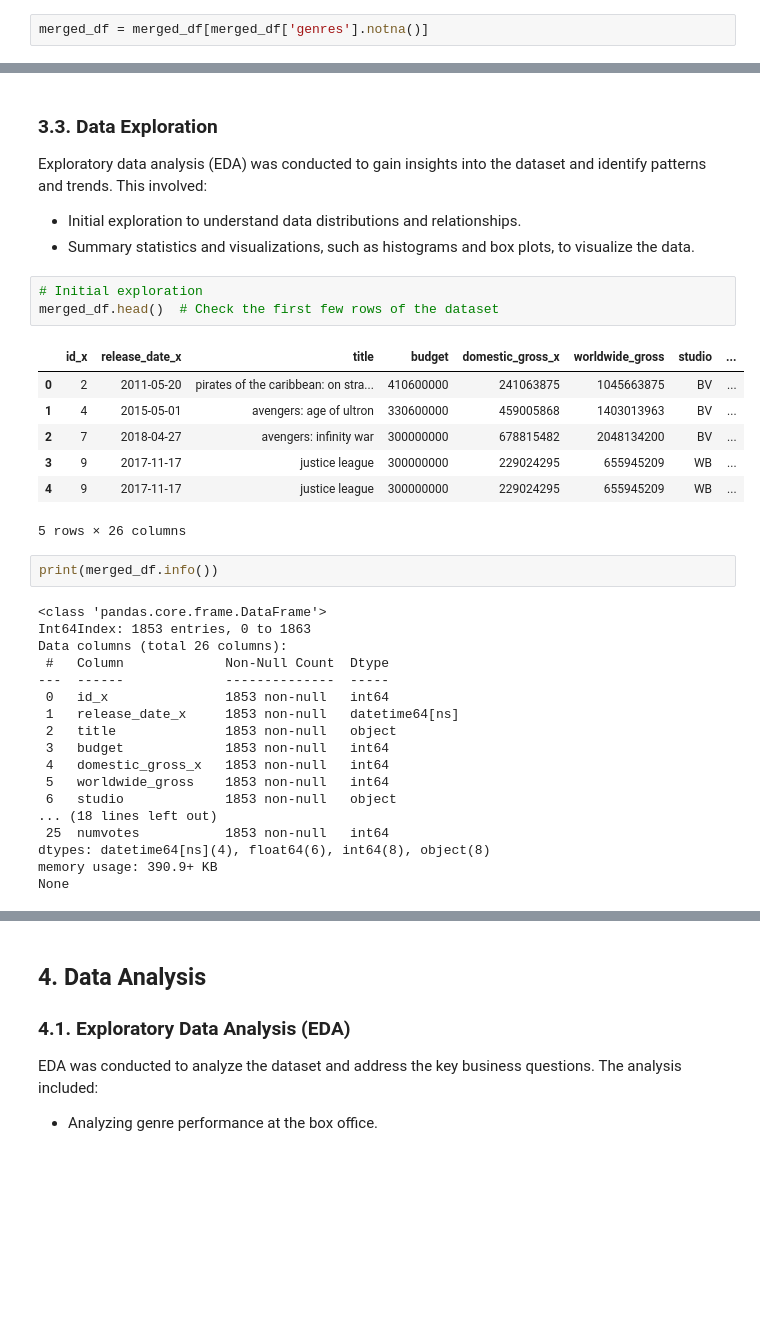
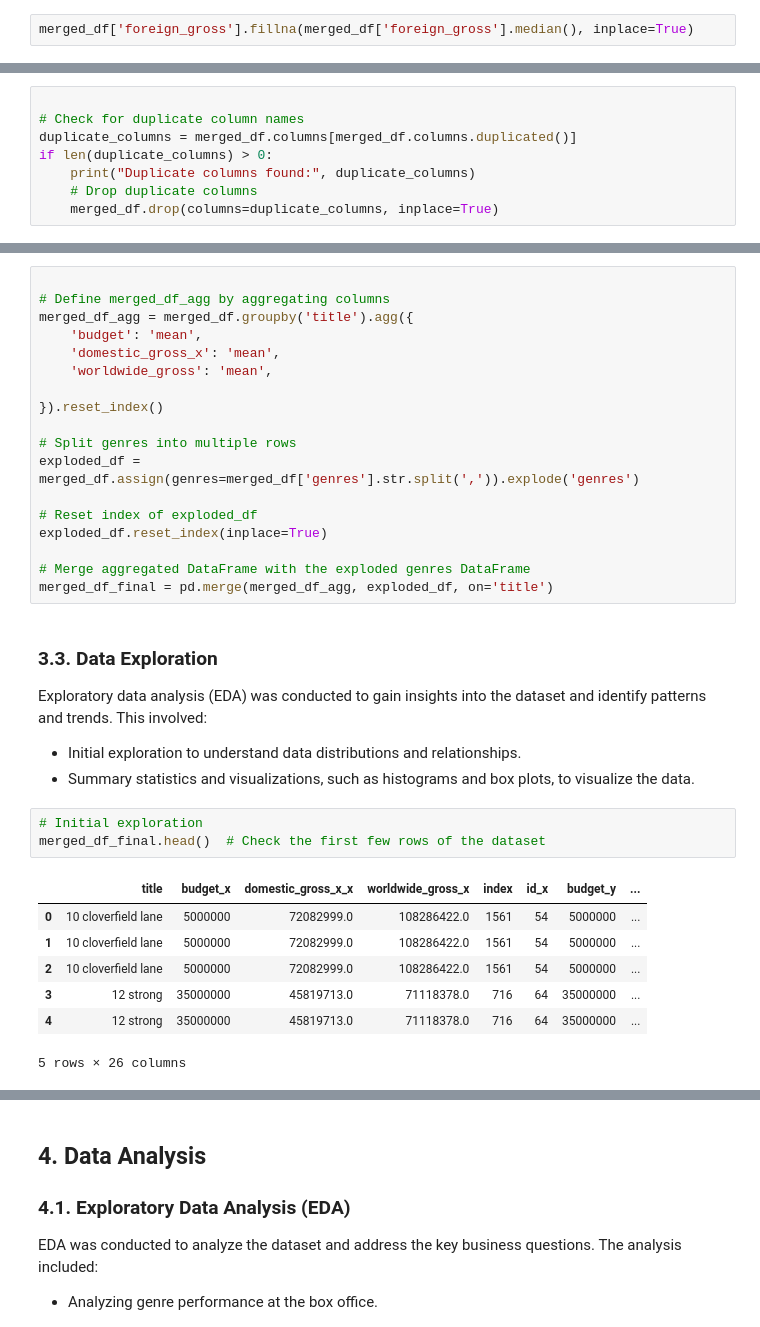
Before and after one commit to George-Chira/phase-one-project, a Jupyter notebook: Project.ipynb, the cells around one changed output, grey strips where cells are left out. Saved outputs shown, nothing was run; the diff lists cells and outputs as text; blank space fills up the shorter version.

```diff
--- a/Project.ipynb
+++ b/Project.ipynb
@@ -593,2 +571,2 @@ merged_df['foreign_gross'].isna().sum()
-# %%
-merged_df = merged_df[merged_df['genres'].notna()]
+# %%
+merged_df['foreign_gross'].fillna(merged_df['foreign_gross'].median(), inplace=True)
@@ -605,0 +619,8 @@ Index(['id_x', 'release_date_x', 'title', 'budget', 'domestic_gross_x',
+# %%
+
+# Check for duplicate column names
+duplicate_columns = merged_df.columns[merged_df.columns.duplicated()]
+if len(duplicate_columns) > 0:
+    print("Duplicate columns found:", duplicate_columns)
+    # Drop duplicate columns
+    merged_df.drop(columns=duplicate_columns, inplace=True)
@@ -606,3 +639,21 @@ Index(['id_x', 'release_date_x', 'title', 'budget', 'domestic_gross_x',
+# %%
+
+# Define merged_df_agg by aggregating columns
+merged_df_agg = merged_df.groupby('title').agg({
+    'budget': 'mean',
+    'domestic_gross_x': 'mean',
+    'worldwide_gross': 'mean',
+
+}).reset_index()
+
+# Split genres into multiple rows
+exploded_df = merged_df.assign(genres=merged_df['genres'].str.split(',')).explode('genres')
+
+# Reset index of exploded_df
+exploded_df.reset_index(inplace=True)
+
+# Merge aggregated DataFrame with the exploded genres DataFrame
+merged_df_final = pd.merge(merged_df_agg, exploded_df, on='title')
 # %% [markdown]
 
 ### 3.3. Data Exploration
@@ -612,32 +663,12 @@ Exploratory data analysis (EDA) was conducted to gain insights into the dataset
 - Summary statistics and visualizations, such as histograms and box plots, to visualize the data.
 # %%
 # Initial exploration
-merged_df.head()  # Check the first few rows of the dataset
+merged_df_final.head()  # Check the first few rows of the dataset
 # %% [output]
-|  | id_x | release_date_x | title | budget | domestic_gross_x | worldwide_gross | studio | ... |
-| 0 | 2 | 2011-05-20 | pirates of the caribbean: on stra... | 410600000 | 241063875 | 1045663875 | BV | ... |
-| 1 | 4 | 2015-05-01 | avengers: age of ultron | 330600000 | 459005868 | 1403013963 | BV | ... |
-| 2 | 7 | 2018-04-27 | avengers: infinity war | 300000000 | 678815482 | 2048134200 | BV | ... |
-| 3 | 9 | 2017-11-17 | justice league | 300000000 | 229024295 | 655945209 | WB | ... |
-| 4 | 9 | 2017-11-17 | justice league | 300000000 | 229024295 | 655945209 | WB | ... |
+|  | title | budget_x | domestic_gross_x_x | worldwide_gross_x | index | id_x | budget_y | ... |
+| 0 | 10 cloverfield lane | 5000000 | 72082999.0 | 108286422.0 | 1561 | 54 | 5000000 | ... |
+| 1 | 10 cloverfield lane | 5000000 | 72082999.0 | 108286422.0 | 1561 | 54 | 5000000 | ... |
+| 2 | 10 cloverfield lane | 5000000 | 72082999.0 | 108286422.0 | 1561 | 54 | 5000000 | ... |
+| 3 | 12 strong | 35000000 | 45819713.0 | 71118378.0 | 716 | 64 | 35000000 | ... |
+| 4 | 12 strong | 35000000 | 45819713.0 | 71118378.0 | 716 | 64 | 35000000 | ... |
 5 rows × 26 columns
-# %%
-print(merged_df.info())
-# %% [output]
-<class 'pandas.core.frame.DataFrame'>
-Int64Index: 1853 entries, 0 to 1863
-Data columns (total 26 columns):
- #   Column             Non-Null Count  Dtype
----  ------             --------------  -----
- 0   id_x               1853 non-null   int64
- 1   release_date_x     1853 non-null   datetime64[ns]
- 2   title              1853 non-null   object
- 3   budget             1853 non-null   int64
- 4   domestic_gross_x   1853 non-null   int64
- 5   worldwide_gross    1853 non-null   int64
- 6   studio             1853 non-null   object
-... (18 lines left out)
- 25  numvotes           1853 non-null   int64
-dtypes: datetime64[ns](4), float64(6), int64(8), object(8)
-memory usage: 390.9+ KB
-None
```
Also changed, not shown: parts of 47 cells of this notebook.
